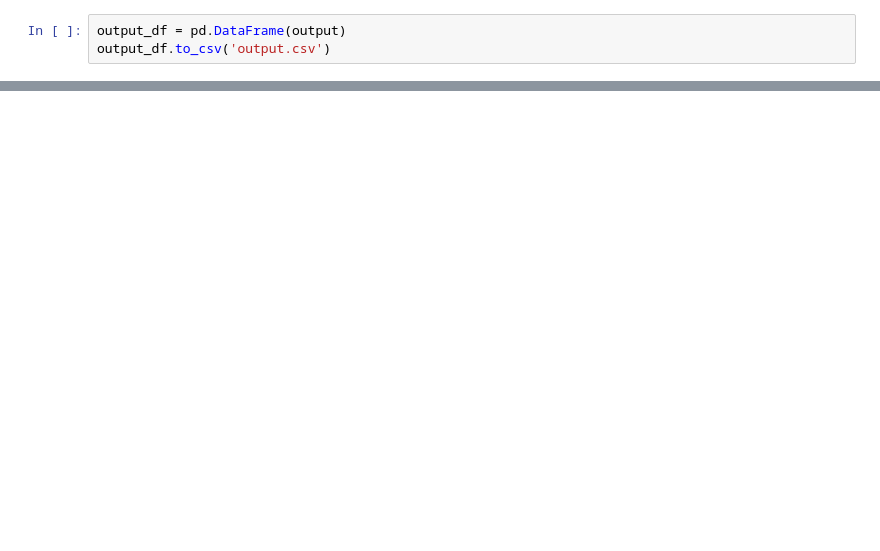
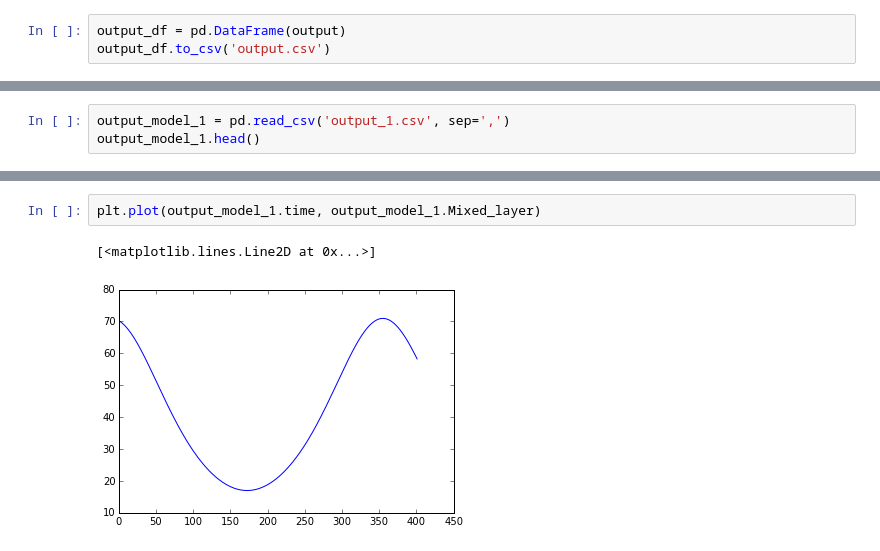
Before and after one commit to kwfawkes/Keystone, a Jupyter notebook: npz_model_development_jan.ipynb, the cells around one changed output, grey strips where cells are left out. Cells and saved outputs as stored; diff of their text form; blank space fills up the shorter version.

```diff
--- a/npz_model_development_jan.ipynb
+++ b/npz_model_development_jan.ipynb
@@ -770,0 +206,3 @@ plt.show()
+# %%
+output_model_1 = pd.read_csv('output_1.csv', sep=',')
+output_model_1.head()
@@ -770,0 +216,5 @@ plt.show()
+# %%
+plt.plot(output_model_1.time, output_model_1.Mixed_layer)
+# %% [output]
+[<matplotlib.lines.Line2D at 0x...>]
+[figure, added]
```
Also changed, not shown: parts of 47 cells of this notebook.
